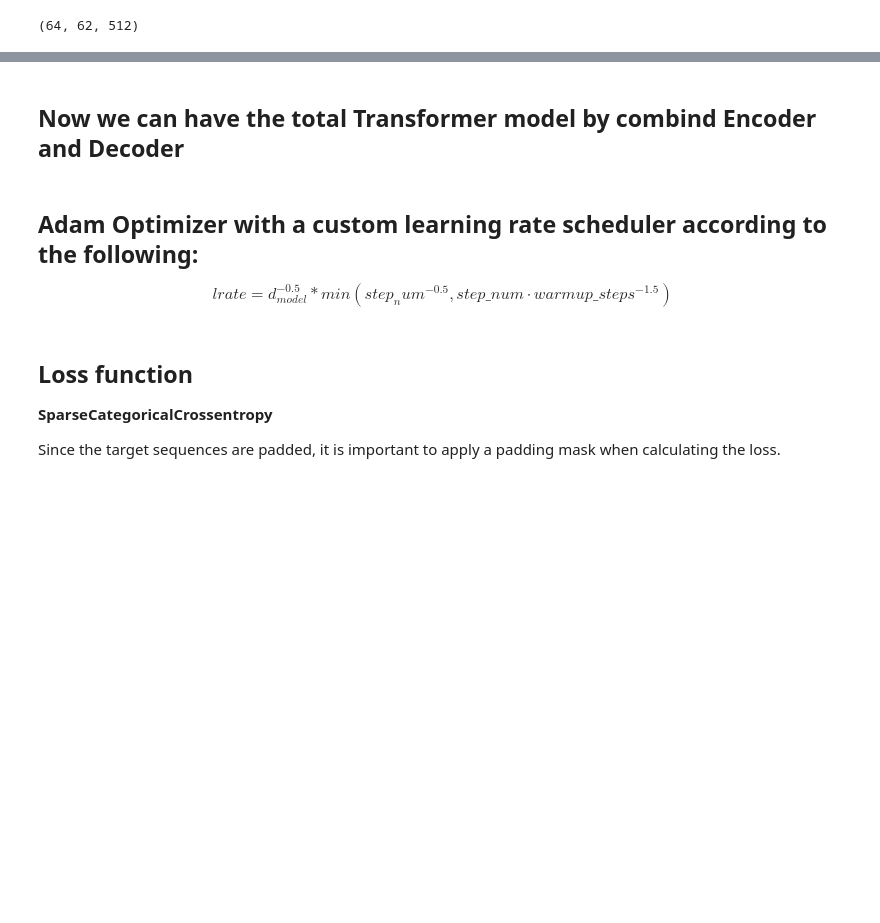
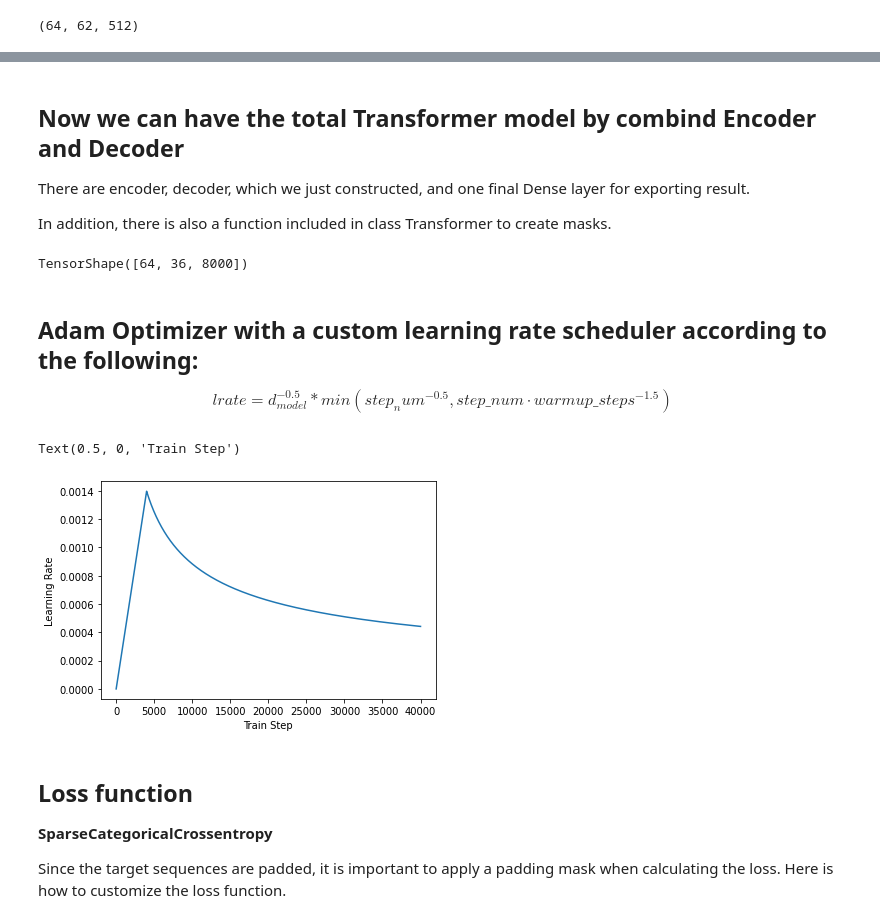
Before and after one commit to hsuanchunlin/NLP-notes, a Jupyter notebook: Transformer.ipynb, the cells around one changed output, grey strips where cells are left out. Saved outputs shown, nothing was run; the diff lists cells and outputs as text; code cells hidden in the pictures; blank space fills up the shorter version.

Commit message:
finished construction of Transformer and custom learning rate

```diff
--- a/Transformer.ipynb
+++ b/Transformer.ipynb
@@ -380,3 +427,7 @@ output, attn = sample_decoder(temp_input,
                               padding_mask=None)
 # %% [markdown]
 ## Now we can have the total Transformer model by combind Encoder and Decoder
+
+There are encoder, decoder, which we just constructed, and one final Dense layer for exporting result.
+
+In addition, there is also a function included in class Transformer to create masks.
@@ -383,3 +478,17 @@ output, attn = sample_decoder(temp_input,
+# %%
+sample_transformer = Transformer(
+    num_layers=2, d_model=512, num_heads=8, dff=2048,
+    input_vocab_size=8500, target_vocab_size=8000,
+    pe_input=10000, pe_target=6000)
+
+temp_input = tf.random.uniform((64, 38), dtype=tf.int64, minval=0, maxval=200)
+temp_target = tf.random.uniform((64, 36), dtype=tf.int64, minval=0, maxval=200)
+
+fn_out, _ = sample_transformer([temp_input, temp_target], training=False)
+
+fn_out.shape  # (batch_size, tar_seq_len, target_vocab_size)
+# %% [output]
+TensorShape([64, 36, 8000])
 # %% [markdown]
 ## Adam Optimizer with a custom learning rate scheduler according to the following:
 $$
@@ -400,8 +509,24 @@ class CustomSchedule(tf.keras.optimizers.schedules.LearningRateSchedule):
         arg2 = step * (self.warmup_steps ** -1.5)
 
         return tf.math.rsqrt(self.d_model) * tf.math.minimum(arg1, arg2)
+# %%
+num_layers = 4
+d_model = 128
+dff = 512
+num_heads = 8
+dropout_rate = 0.1
+
+temp_learning_rate_schedule = CustomSchedule(d_model)
+
+plt.plot(temp_learning_rate_schedule(tf.range(40000, dtype=tf.float32)))
+plt.ylabel("Learning Rate")
+plt.xlabel("Train Step")
+# %% [output]
+Text(0.5, 0, 'Train Step')
+[figure, added]
 # %% [markdown]
 ## Loss function
 **SparseCategoricalCrossentropy**
 
 Since the target sequences are padded, it is important to apply a padding mask when calculating the loss.
+Here is how to customize the loss function.
```
Also changed, not shown: parts of 8 cells of this notebook, 4 other files.
